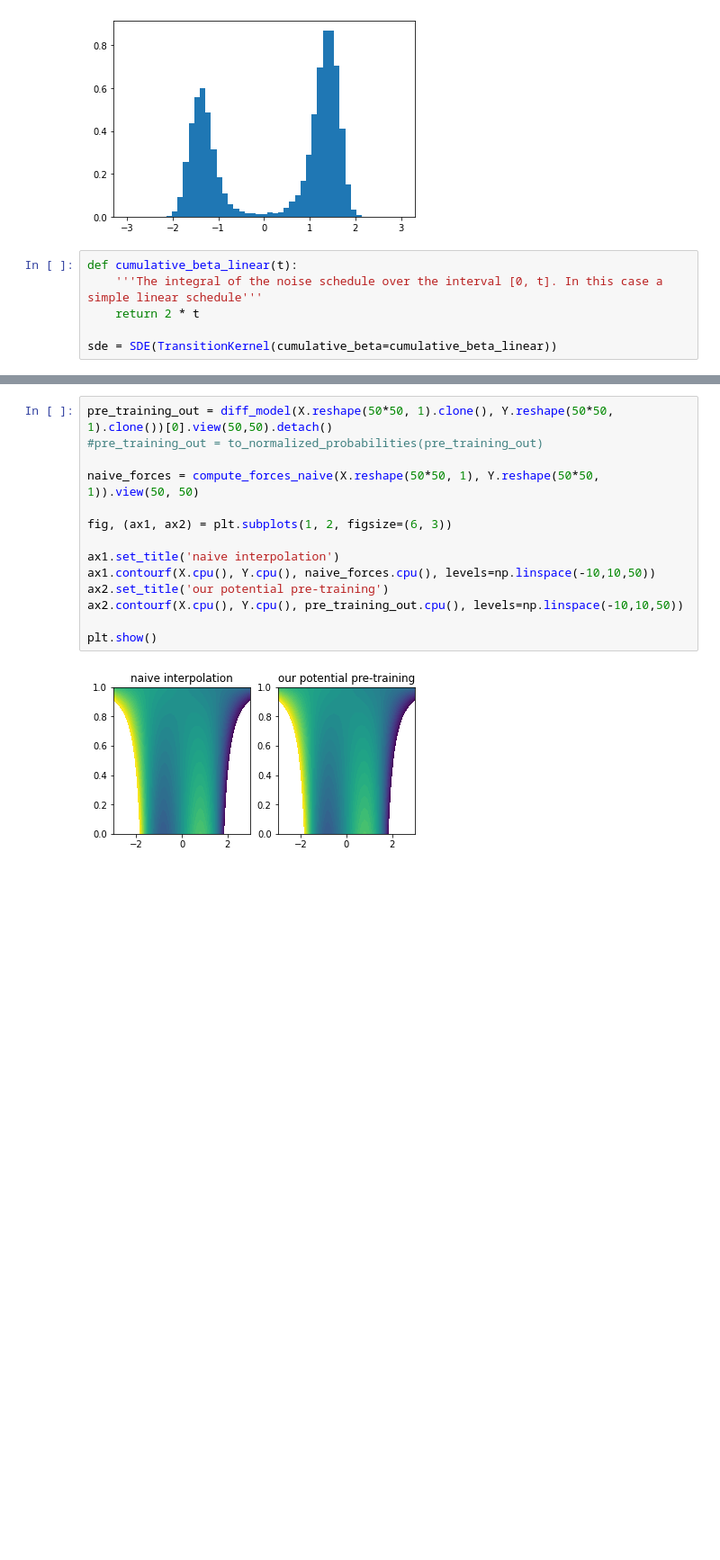
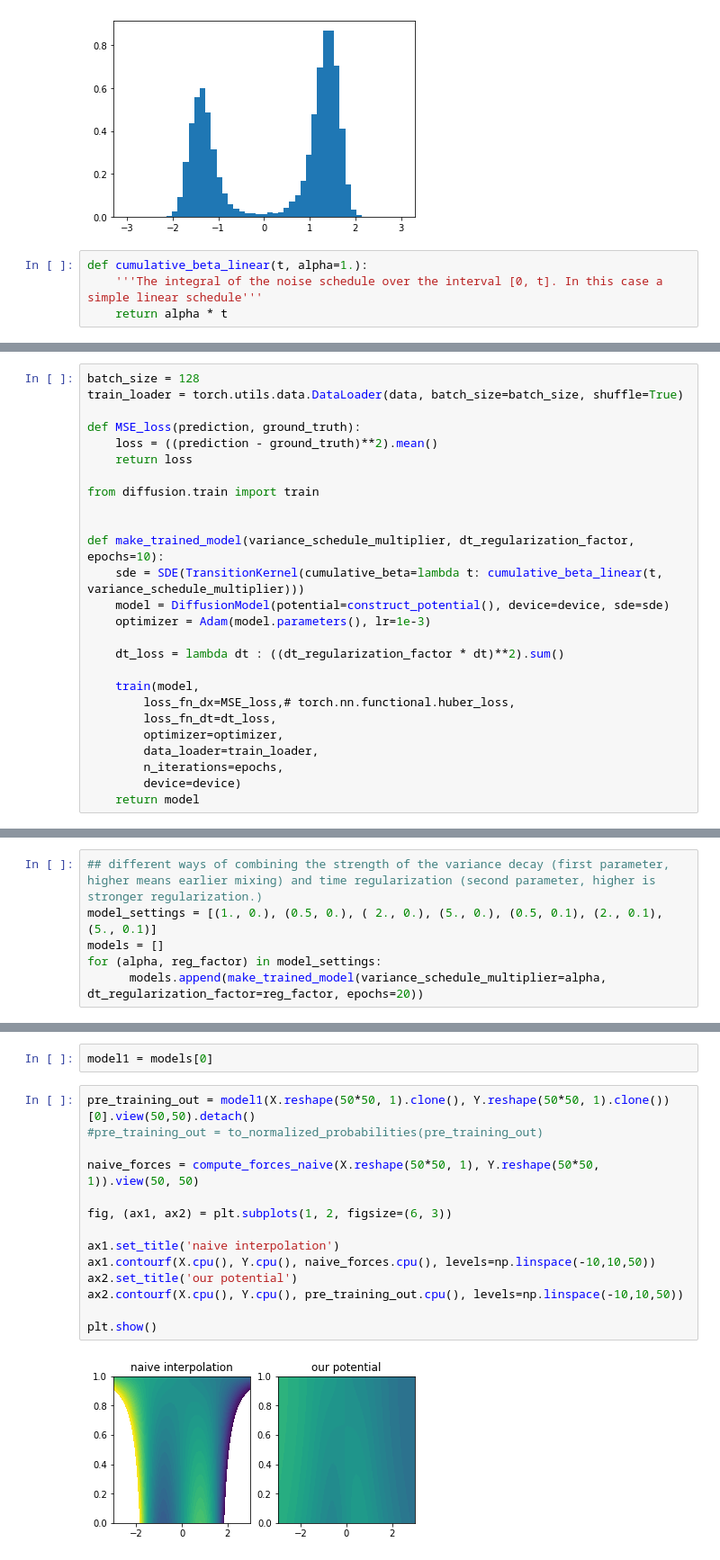
Before and after one commit to MaaikeG/diff_model_test, a Jupyter notebook: double_well.ipynb, the cells around one changed output, grey strips where cells are left out. Shown at 90% size. Saved outputs shown, nothing was run; the diff lists cells and outputs as text; blank space fills up the shorter version.

```diff
--- a/double_well.ipynb
+++ b/double_well.ipynb
@@ -65,9 +67,7 @@ plt.show()
 # %% [output]
 [figure]
 # %%
-def cumulative_beta_linear(t):
+def cumulative_beta_linear(t, alpha=1.):
     '''The integral of the noise schedule over the interval [0, t]. In this case a simple linear schedule'''
-    return 2 * t
-
-sde = SDE(TransitionKernel(cumulative_beta=cumulative_beta_linear))
+    return alpha * t
 # %%
@@ -108,0 +102,26 @@ def MSE_loss(prediction, ground_truth):
+# %%
+batch_size = 128
+train_loader = torch.utils.data.DataLoader(data, batch_size=batch_size, shuffle=True)
+
+def MSE_loss(prediction, ground_truth):
+    loss = ((prediction - ground_truth)**2).mean()
+    return loss
+
+from diffusion.train import train
+
+
+def make_trained_model(variance_schedule_multiplier, dt_regularization_factor, epochs=10):
+    sde = SDE(TransitionKernel(cumulative_beta=lambda t: cumulative_beta_linear(t, variance_schedule_multiplier)))
+    model = DiffusionModel(potential=construct_potential(), device=device, sde=sde)
+    optimizer = Adam(model.parameters(), lr=1e-3)
+
+    dt_loss = lambda dt : ((dt_regularization_factor * dt)**2).sum()
+
+    train(model,
+        loss_fn_dx=MSE_loss,# torch.nn.functional.huber_loss,
+        loss_fn_dt=dt_loss,
+        optimizer=optimizer,
+        data_loader=train_loader,
+        n_iterations=epochs,
+        device=device)
+    return model
@@ -108,0 +130,6 @@ def MSE_loss(prediction, ground_truth):
+# %%
+## different ways of combining the strength of the variance decay (first parameter, higher means earlier mixing) and time regularization (second parameter, higher is stronger regularization.)
+model_settings = [(1., 0.), (0.5, 0.), ( 2., 0.), (5., 0.), (0.5, 0.1), (2., 0.1), (5., 0.1)]
+models = []
+for (alpha, reg_factor) in model_settings:
+      models.append(make_trained_model(variance_schedule_multiplier=alpha, dt_regularization_factor=reg_factor, epochs=20))
@@ -109,16 +154,18 @@ def MSE_loss(prediction, ground_truth):
+# %%
+model1 = models[0]
 # %%
-pre_training_out = diff_model(X.reshape(50*50, 1).clone(), Y.reshape(50*50, 1).clone())[0].view(50,50).detach()
+pre_training_out = model1(X.reshape(50*50, 1).clone(), Y.reshape(50*50, 1).clone())[0].view(50,50).detach()
 #pre_training_out = to_normalized_probabilities(pre_training_out)
 
 naive_forces = compute_forces_naive(X.reshape(50*50, 1), Y.reshape(50*50, 1)).view(50, 50)
 
 fig, (ax1, ax2) = plt.subplots(1, 2, figsize=(6, 3))
 
 ax1.set_title('naive interpolation')
 ax1.contourf(X.cpu(), Y.cpu(), naive_forces.cpu(), levels=np.linspace(-10,10,50))
-ax2.set_title('our potential pre-training')
+ax2.set_title('our potential')
 ax2.contourf(X.cpu(), Y.cpu(), pre_training_out.cpu(), levels=np.linspace(-10,10,50))
 
 plt.show()
 # %% [output]
-[figure, old version]
+[figure, new version]
```
Also changed, not shown: parts of 14 cells of this notebook, 3 other files.
